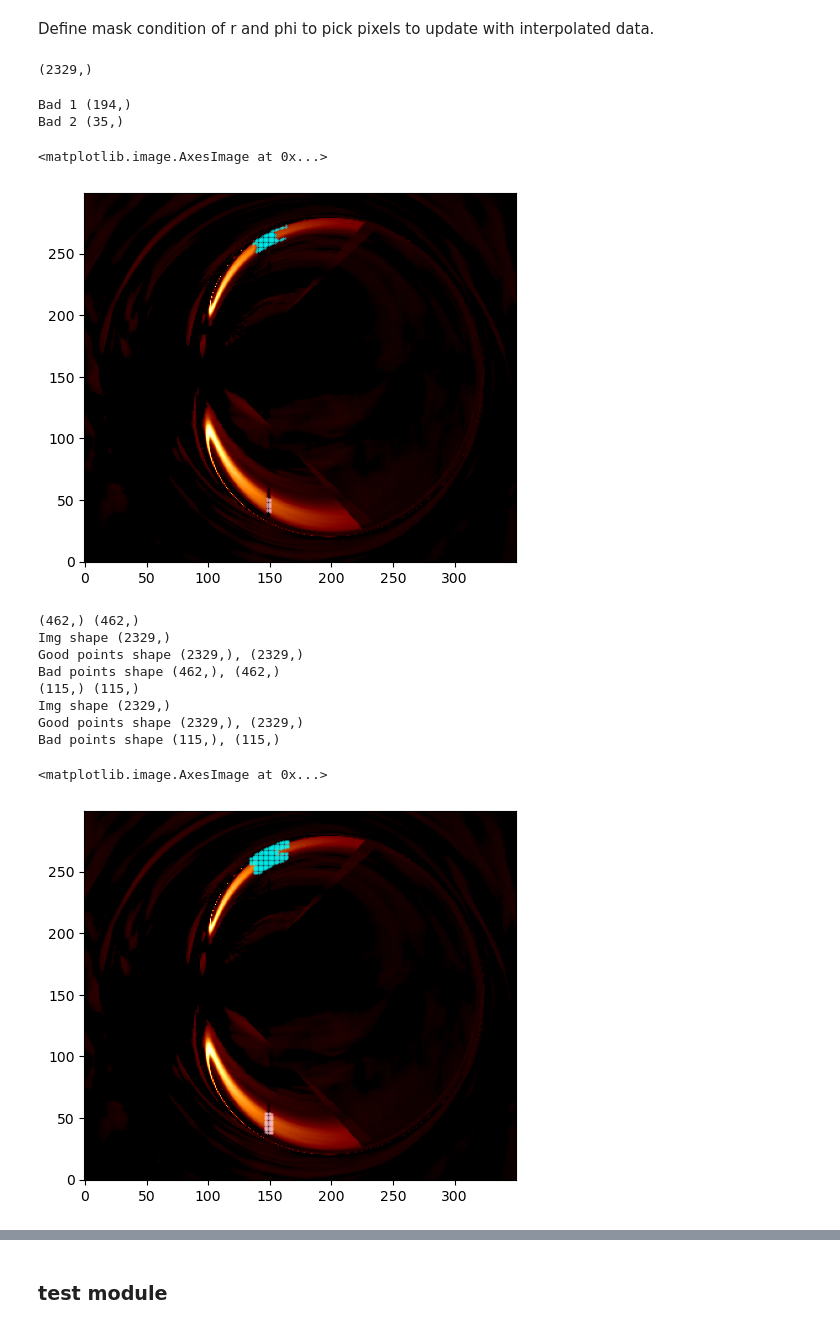
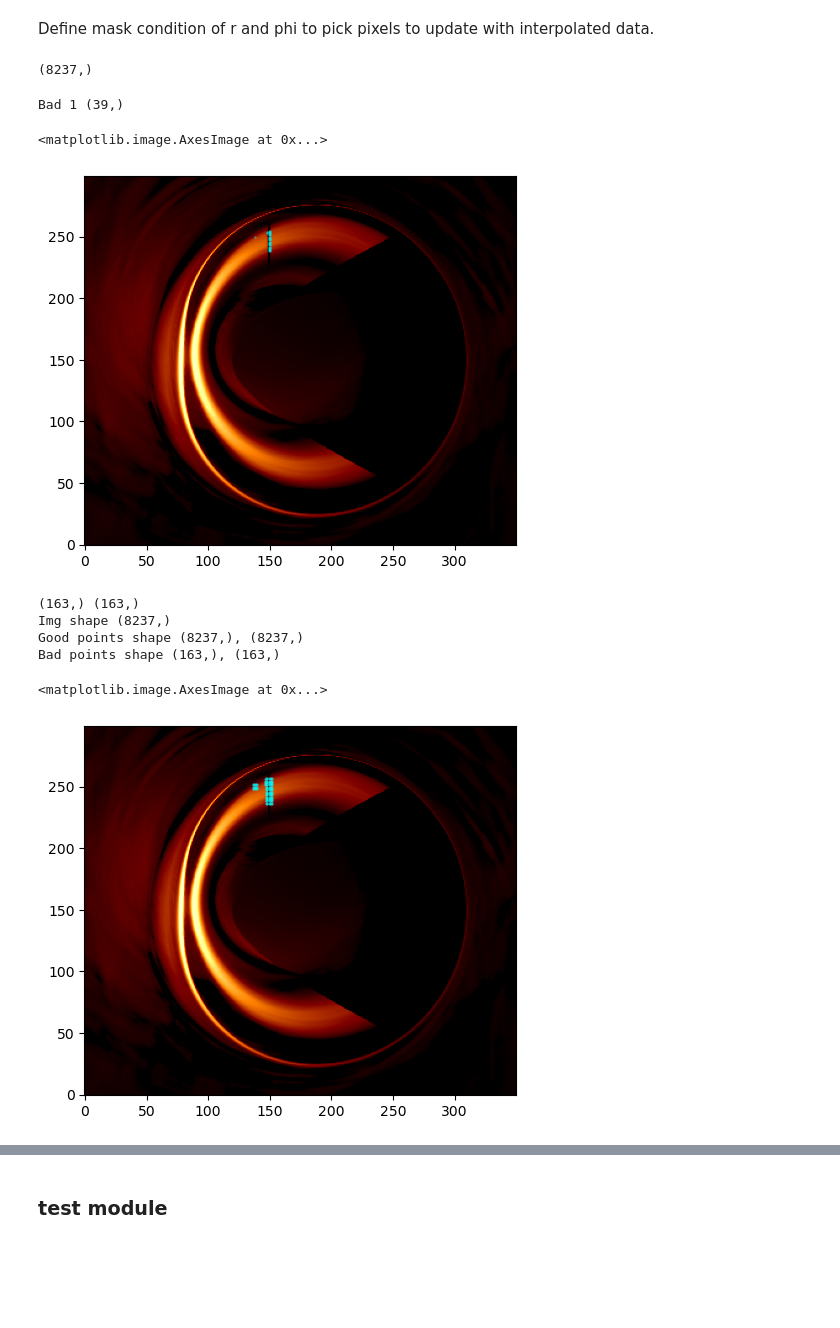
Before and after one commit to hina18201716/KNS_PR, a Jupyter notebook: interpolation_KNS.ipynb, the cells around one changed output, grey strips where cells are left out. Saved outputs shown, nothing was run; the diff lists cells and outputs as text; code cells hidden in the pictures; blank space fills up the shorter version.

```diff
--- a/interpolation_KNS.ipynb
+++ b/interpolation_KNS.ipynb
@@ -57,8 +57,8 @@ display(sel)
 | 66 | cache/Ma101_w1/Rh1_i75/n2/img_dat... | M | 101.0 | 1 | 1 | 75 | 2 | 1000 |
 | 68 | cache/Ma101_w1/Rh1_i75/n2/img_dat... | M | 101.0 | 1 | 1 | 75 | 2 | 999 |
 # %%
-inc = 75
-n = 2
+inc = 45
+n = 1
 snap = 1000 #999 for avegared from sum i=0 ^ n, 1000 for isolated
 s = sel[(sel['inc'] == inc) & (sel['n'] == n) &(sel['snapshot'] == snap) ]
 
@@ -161,26 +161,26 @@ phi_crit = phi_out.reshape(phi_pix.shape)
 Define mask condition of r and phi to pick pixels to update with interpolated data.
 # %%
 #mask r
-r_mask_1 = (r_pix < 1 * r_crit) & (r_pix > 0.91 * r_crit)
-r_mask_2 = (r_pix < 0.93 * r_crit) & (r_pix > 0.83 * r_crit)
+r_mask_1 = (r_pix < 0.89 * r_crit) & (r_pix > 0.74 * r_crit)
+# r_mask_2 = (r_pix < 0.93 * r_crit) & (r_pix > 0.83 * r_crit)
 # r_mask = (r_pix < 4.2) & (r_pix > 3.2)
 
 #mask phi
 phi_c = np.pi/2
 phi_mask_1 =  ( phi_pix > 0.93 *phi_c) & ( phi_pix < 1.08*phi_c )
-phi_mask_2 =  (-phi_pix > 0.93 *phi_c) & (-phi_pix < 1.08*phi_c )
+# phi_mask_2 =  (-phi_pix > 0.93 *phi_c) & (-phi_pix < 1.08*phi_c )
 # phi_mask =  (np.abs(phi_pix) > 0.94*phi_c ) & (np.abs(phi_pix) < 1.13*phi_c )
 
 mask_good = (Img_c > 0.5e16)
 mask_bad_1  = (~mask_good) & r_mask_1 & phi_mask_1
-mask_bad_2  = (~mask_good) & r_mask_2 & phi_mask_2
+# mask_bad_2  = (~mask_good) & r_mask_2 & phi_mask_2
 # mask_bad  = (~mask_good) & r_mask & phi_mask
 # %%
 i_good, j_good = np.nonzero(mask_good)
 Img_good = Img_c[(i_good, j_good)]
 print(Img_good.shape)
 # %% [output]
-(2329,)
+(8237,)
 # %%
 phi_good = np.arctan2(b[i_good], a[j_good])  # double check convention
 r_good   = np.sqrt(( a[j_good] * a[j_good] + b[i_good] * b[i_good] )) /f(phi_good)[0]
@@ -193,19 +193,18 @@ i_bad_1,  j_bad_1  = np.nonzero(mask_bad_1)
 Img_bad_1 = Img_c[(i_bad_1, j_bad_1)]
 print(f"Bad 1 {Img_bad_1.shape}")
 
-i_bad_2,  j_bad_2  = np.nonzero(mask_bad_2)
-Img_bad_2 = Img_c[(i_bad_2, j_bad_2)]
-print(f"Bad 2 {Img_bad_2.shape}")
+# i_bad_2,  j_bad_2  = np.nonzero(mask_bad_2)
+# Img_bad_2 = Img_c[(i_bad_2, j_bad_2)]
+# print(f"Bad 2 {Img_bad_2.shape}")
 # %% [output]
-Bad 1 (194,)
-Bad 2 (35,)
+Bad 1 (39,)
 # %%
 plt.scatter(j_bad_1 ,i_bad_1, s=0.1, color='cyan')
-plt.scatter(j_bad_2 ,i_bad_2, s=0.1, color='pink')
+# plt.scatter(j_bad_2 ,i_bad_2, s=0.1, color='pink')
 plt.imshow(Img_c**0.4, cmap='afmhot', origin='lower')
 # %% [output]
 <matplotlib.image.AxesImage at 0x...>
-[figure, old version]
+[figure, new version]
 # %%
 #expand boundary
 def expand(mask_bad, i_bad, j_bad):
@@ -232,22 +231,18 @@ def expand(mask_bad, i_bad, j_bad):
     return Img_bad, phi_bad, r_bad, i_bad, j_bad
 # %%
 Img_bad_1, phi_bad_1, r_bad_1, i_bad_1, j_bad_1 = expand(mask_bad_1, i_bad_1, j_bad_1)
-Img_bad_2, phi_bad_2, r_bad_2, i_bad_2, j_bad_2 = expand(mask_bad_2, i_bad_2, j_bad_2)
+# Img_bad_2, phi_bad_2, r_bad_2, i_bad_2, j_bad_2 = expand(mask_bad_2, i_bad_2, j_bad_2)
 # %% [output]
-(462,) (462,)
-Img shape (2329,)
-Good points shape (2329,), (2329,)
-Bad points shape (462,), (462,)
-(115,) (115,)
-Img shape (2329,)
-Good points shape (2329,), (2329,)
-Bad points shape (115,), (115,)
+(163,) (163,)
+Img shape (8237,)
+Good points shape (8237,), (8237,)
+Bad points shape (163,), (163,)
 # %%
 plt.scatter(j_bad_1 ,i_bad_1, s=0.1, color='cyan')
-plt.scatter(j_bad_2 ,i_bad_2, s=0.1, color='pink')
+# plt.scatter(j_bad_2 ,i_bad_2, s=0.1, color='pink')
 plt.imshow(Img_c**0.4, cmap='afmhot', origin='lower')
 # %% [output]
 <matplotlib.image.AxesImage at 0x...>
-[figure, old version]
+[figure, new version]
 # %%
 Img_fill_1 = scipy.interpolate.griddata((r_good, phi_good), Img_good, (r_bad_1, phi_bad_1), fill_value=0.0, method='linear')
```
Also changed, not shown: parts of 11 cells of this notebook, 1 other file.
